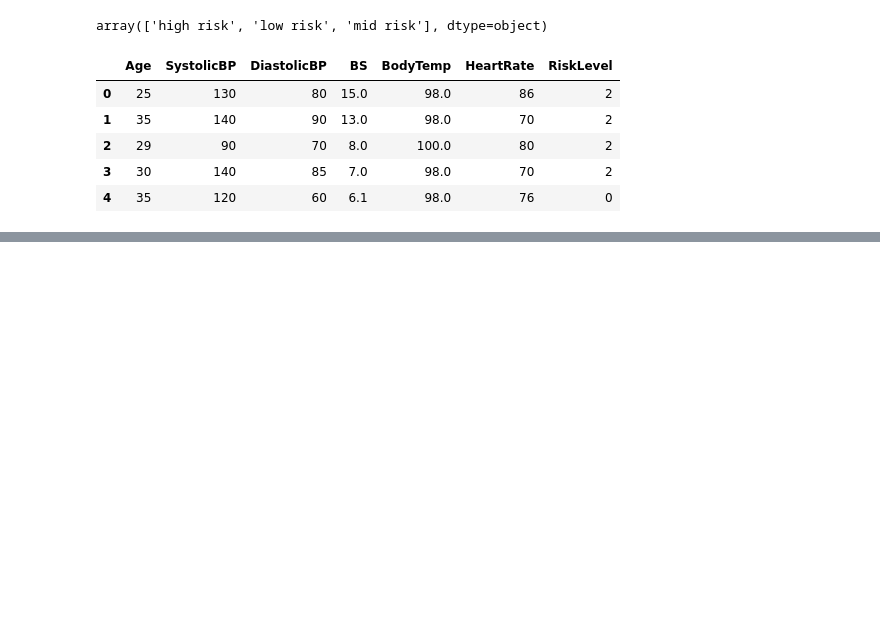
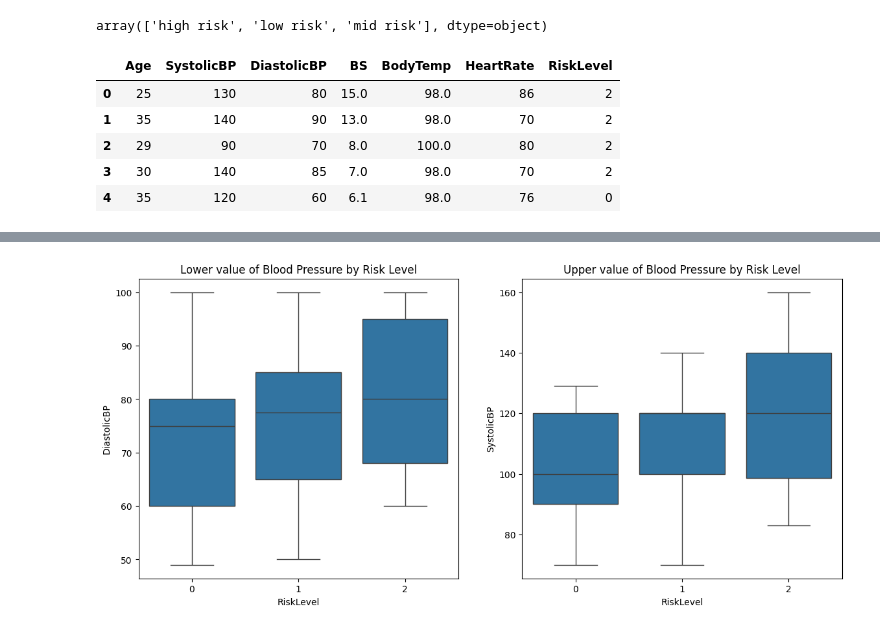
Before and after one commit to sankajithdjinasena/Maternal_Health_Risk_Model, a Jupyter notebook: script.ipynb, the cells around one changed output, grey strips where cells are left out. Cells and saved outputs as stored; diff of their text form; code cells hidden in the pictures; blank space fills up the shorter version.

```diff
--- a/script.ipynb
+++ b/script.ipynb
@@ -166,0 +213,10 @@ Name: count, dtype: int64
+# %%
+fig, axes = plt.subplots(nrows=1,ncols=2, figsize=(14,6))
+
+sns.boxplot(ax=axes[0], x=df.RiskLevel, y=df.DiastolicBP)
+axes[0].set_title("Lower value of Blood Pressure by Risk Level")
+
+sns.boxplot(ax=axes[1], x=df.RiskLevel, y=df.SystolicBP)
+axes[1].set_title("Upper value of Blood Pressure by Risk Level");
+# %% [output]
+[figure, added]
```
Also changed, not shown: parts of 28 cells of this notebook, 1 other file.
